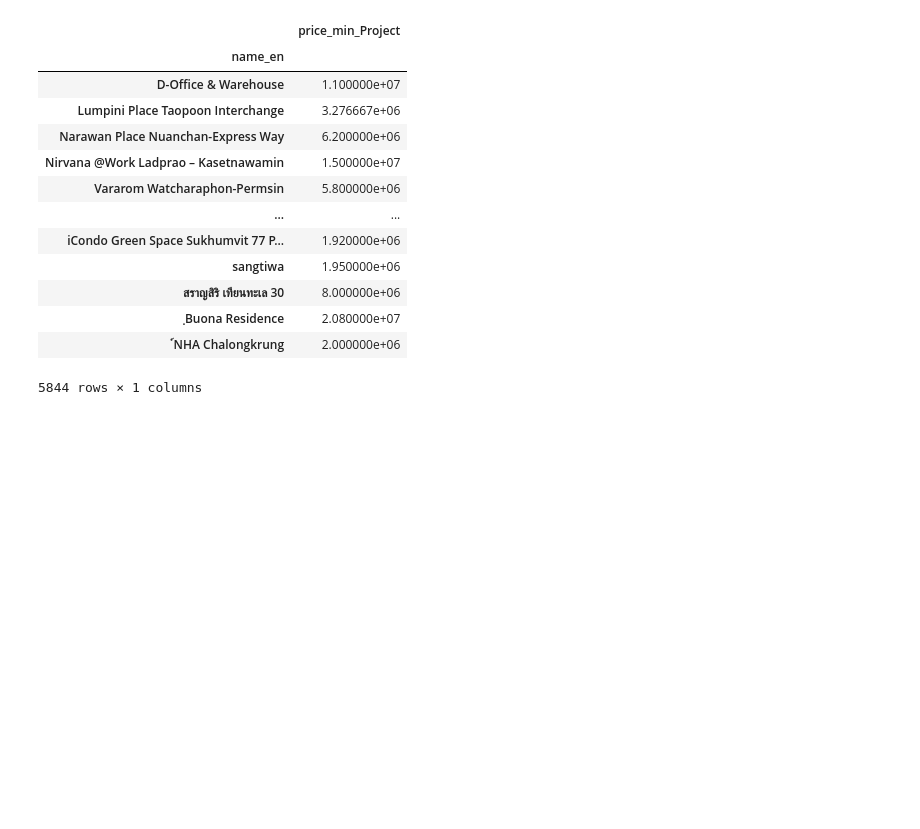
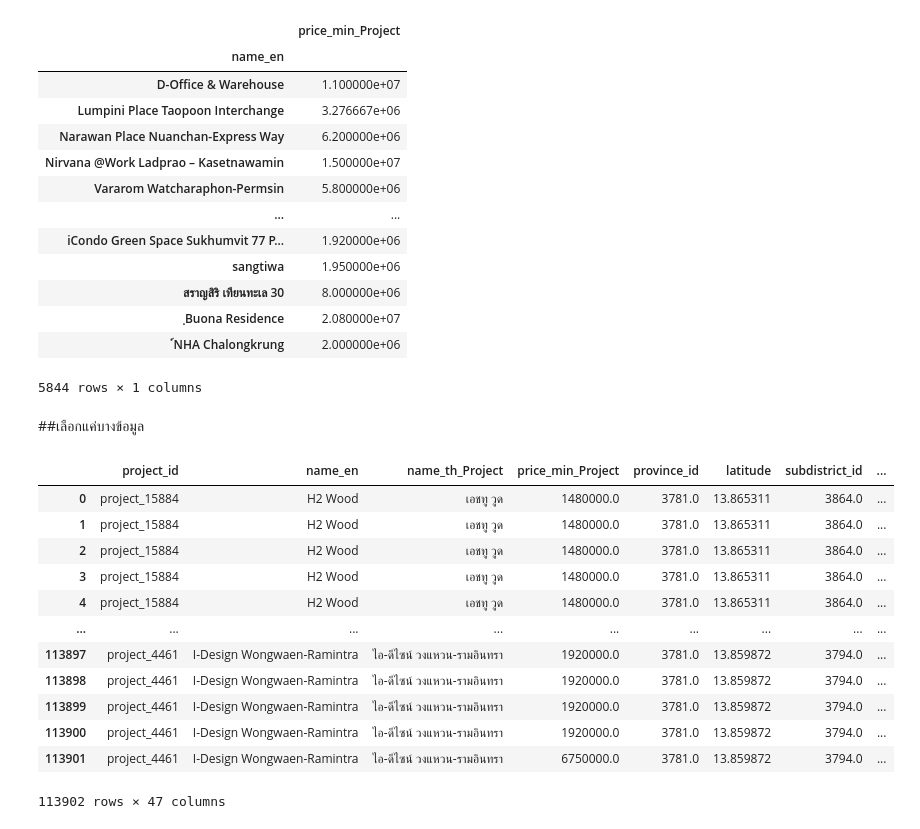
Before and after one commit to TungSoPon/BasicProg_DataViz65, a Jupyter notebook: Project.ipynb, the cells around one changed output. Drawn from its saved outputs; the diff is of its cells as text; code cells hidden in the pictures; blank space fills up the shorter version.

Commit message:
Project พร้อมลุย

```diff
--- a/Project.ipynb
+++ b/Project.ipynb
@@ -1181,3 +1205,24 @@ dataprojectmean
 | ฺBuona Residence | 2.080000e+07 |
 | ์NHA Chalongkrung | 2.000000e+06 |
 5844 rows × 1 columns
+# %% [markdown]
+##เลือกแค่บางข้อมูล
+# %%
+import pandas as pd
+data_bangkok_C = pd.read_csv('data_bangkok_C.csv')
+# %%
+data_bangkok_C
+# %% [output]
+|  | project_id | name_en | name_th_Project | price_min_Project | province_id | latitude | subdistrict_id | ... |
+| 0 | project_15884 | H2 Wood | เอชทู วูด | 1480000.0 | 3781.0 | 13.865311 | 3864.0 | ... |
+| 1 | project_15884 | H2 Wood | เอชทู วูด | 1480000.0 | 3781.0 | 13.865311 | 3864.0 | ... |
+| 2 | project_15884 | H2 Wood | เอชทู วูด | 1480000.0 | 3781.0 | 13.865311 | 3864.0 | ... |
+| 3 | project_15884 | H2 Wood | เอชทู วูด | 1480000.0 | 3781.0 | 13.865311 | 3864.0 | ... |
+| 4 | project_15884 | H2 Wood | เอชทู วูด | 1480000.0 | 3781.0 | 13.865311 | 3864.0 | ... |
+| ... | ... | ... | ... | ... | ... | ... | ... | ... |
+| 113897 | project_4461 | I-Design Wongwaen-Ramintra | ไอ-ดีไซน์ วงแหวน-รามอินทรา | 1920000.0 | 3781.0 | 13.859872 | 3794.0 | ... |
+| 113898 | project_4461 | I-Design Wongwaen-Ramintra | ไอ-ดีไซน์ วงแหวน-รามอินทรา | 1920000.0 | 3781.0 | 13.859872 | 3794.0 | ... |
+| 113899 | project_4461 | I-Design Wongwaen-Ramintra | ไอ-ดีไซน์ วงแหวน-รามอินทรา | 1920000.0 | 3781.0 | 13.859872 | 3794.0 | ... |
+| 113900 | project_4461 | I-Design Wongwaen-Ramintra | ไอ-ดีไซน์ วงแหวน-รามอินทรา | 1920000.0 | 3781.0 | 13.859872 | 3794.0 | ... |
+| 113901 | project_4461 | I-Design Wongwaen-Ramintra | ไอ-ดีไซน์ วงแหวน-รามอินทรา | 6750000.0 | 3781.0 | 13.859872 | 3794.0 | ... |
+113902 rows × 47 columns
```
Also changed, not shown: parts of 14 cells of this notebook.
